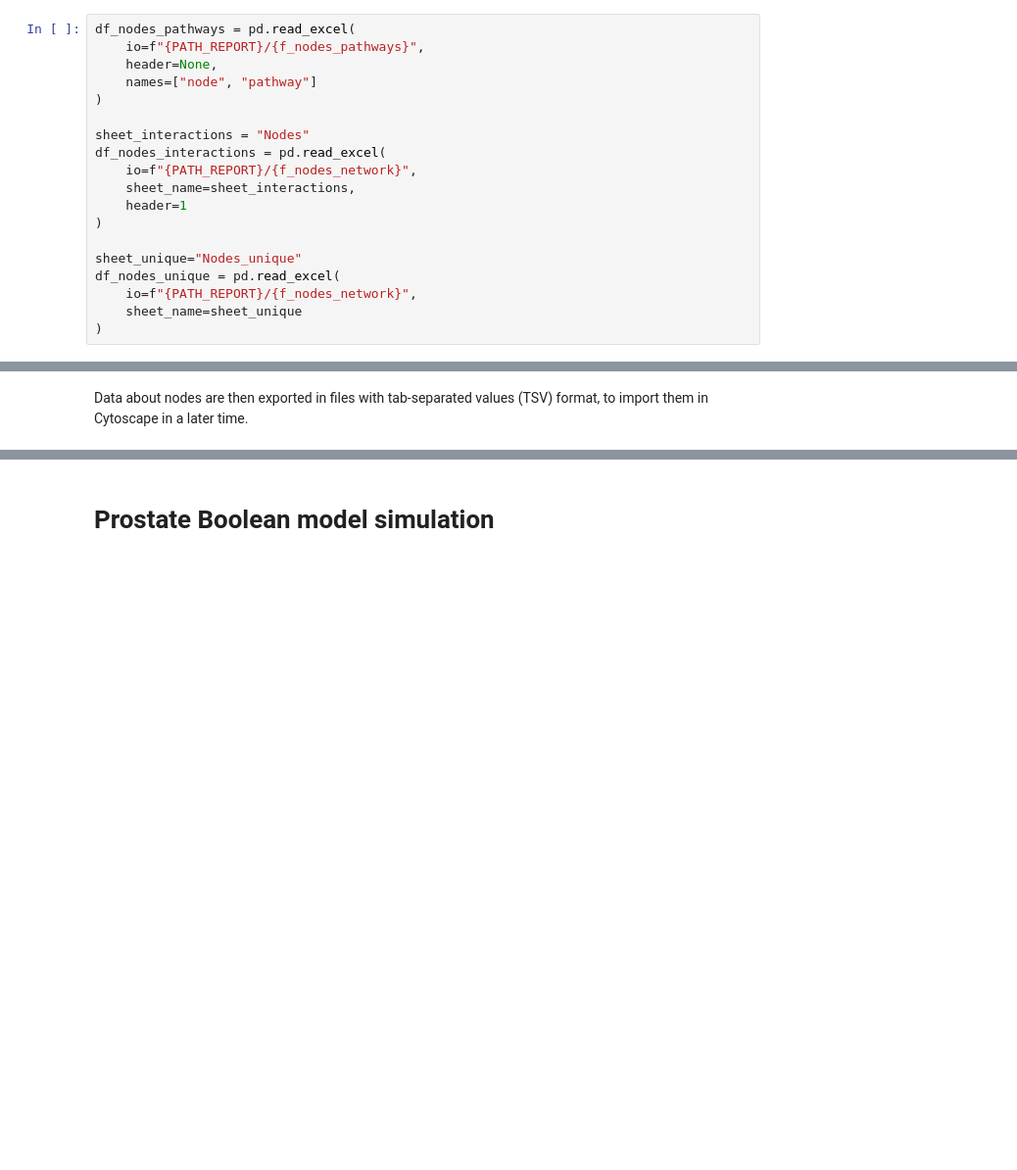
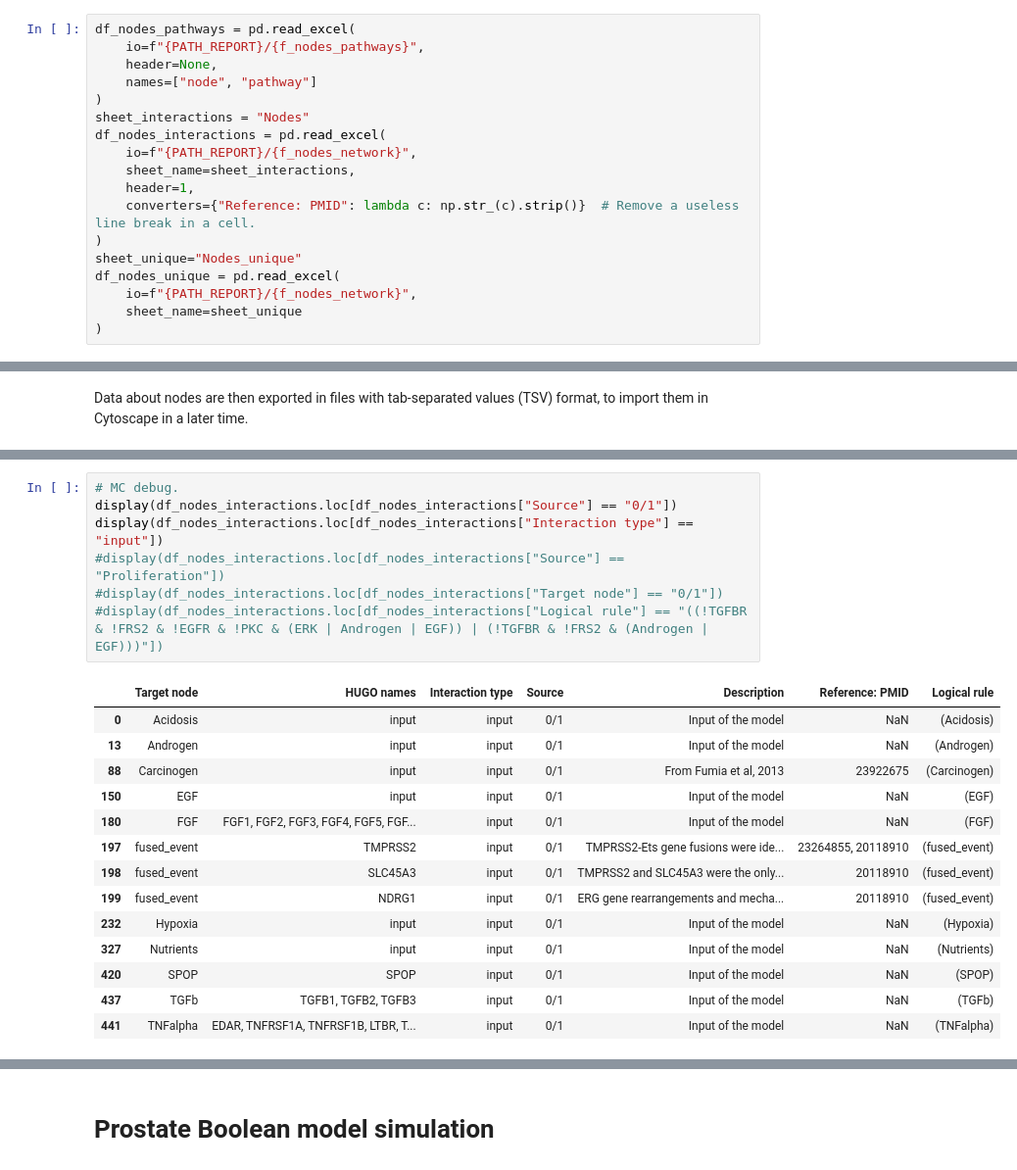
Before and after one commit to mirasac/intrdata, a Jupyter notebook: first/Marco_Casari_first_part.ipynb, the cells around one changed output, grey strips where cells are left out. Shown at 98% size. Saved outputs shown, nothing was run; the diff lists cells and outputs as text; blank space fills up the shorter version.

```diff
--- a/first/Marco_Casari_first_part.ipynb
+++ b/first/Marco_Casari_first_part.ipynb
@@ -40,14 +41,13 @@ df_nodes_pathways = pd.read_excel(
     header=None,
     names=["node", "pathway"]
 )
-
 sheet_interactions = "Nodes"
 df_nodes_interactions = pd.read_excel(
     io=f"{PATH_REPORT}/{f_nodes_network}",
     sheet_name=sheet_interactions,
-    header=1
+    header=1,
+    converters={"Reference: PMID": lambda c: np.str_(c).strip()}  # Remove a useless line break in a cell.
 )
-
 sheet_unique="Nodes_unique"
 df_nodes_unique = pd.read_excel(
     io=f"{PATH_REPORT}/{f_nodes_network}",
@@ -197,0 +227,22 @@ df_nodes_unique.to_csv(
+# %%
+# MC debug.
+display(df_nodes_interactions.loc[df_nodes_interactions["Source"] == "0/1"])
+display(df_nodes_interactions.loc[df_nodes_interactions["Interaction type"] == "input"])
+#display(df_nodes_interactions.loc[df_nodes_interactions["Source"] == "Proliferation"])
+#display(df_nodes_interactions.loc[df_nodes_interactions["Target node"] == "0/1"])
+#display(df_nodes_interactions.loc[df_nodes_interactions["Logical rule"] == "((!TGFBR & !FRS2 & !EGFR & !PKC & (ERK | Androgen | EGF)) | (!TGFBR & !FRS2 & (Androgen | EGF)))"])
+# %% [output]
+|  | Target node | HUGO names | Interaction type | Source | Description | Reference: PMID | Logical rule |
+| 0 | Acidosis | input | input | 0/1 | Input of the model | NaN | (Acidosis) |
+| 13 | Androgen | input | input | 0/1 | Input of the model | NaN | (Androgen) |
+| 88 | Carcinogen | input | input | 0/1 | From Fumia et al, 2013 | 23922675 | (Carcinogen) |
+| 150 | EGF | input | input | 0/1 | Input of the model | NaN | (EGF) |
+| 180 | FGF | FGF1, FGF2, FGF3, FGF4, FGF5, FGF... | input | 0/1 | Input of the model | NaN | (FGF) |
+| 197 | fused_event | TMPRSS2 | input | 0/1 | TMPRSS2-Ets gene fusions were ide... | 23264855, 20118910 | (fused_event) |
+| 198 | fused_event | SLC45A3 | input | 0/1 | TMPRSS2 and SLC45A3 were the only... | 20118910 | (fused_event) |
+| 199 | fused_event | NDRG1 | input | 0/1 | ERG gene rearrangements and mecha... | 20118910 | (fused_event) |
+| 232 | Hypoxia | input | input | 0/1 | Input of the model | NaN | (Hypoxia) |
+| 327 | Nutrients | input | input | 0/1 | Input of the model | NaN | (Nutrients) |
+| 420 | SPOP | SPOP | input | 0/1 | Input of the model | NaN | (SPOP) |
+| 437 | TGFb | TGFB1, TGFB2, TGFB3 | input | 0/1 | Input of the model | NaN | (TGFb) |
+| 441 | TNFalpha | EDAR, TNFRSF1A, TNFRSF1B, LTBR, T... | input | 0/1 | Input of the model | NaN | (TNFalpha) |
```
Also changed, not shown: parts of 8 cells of this notebook, 5 other files.
